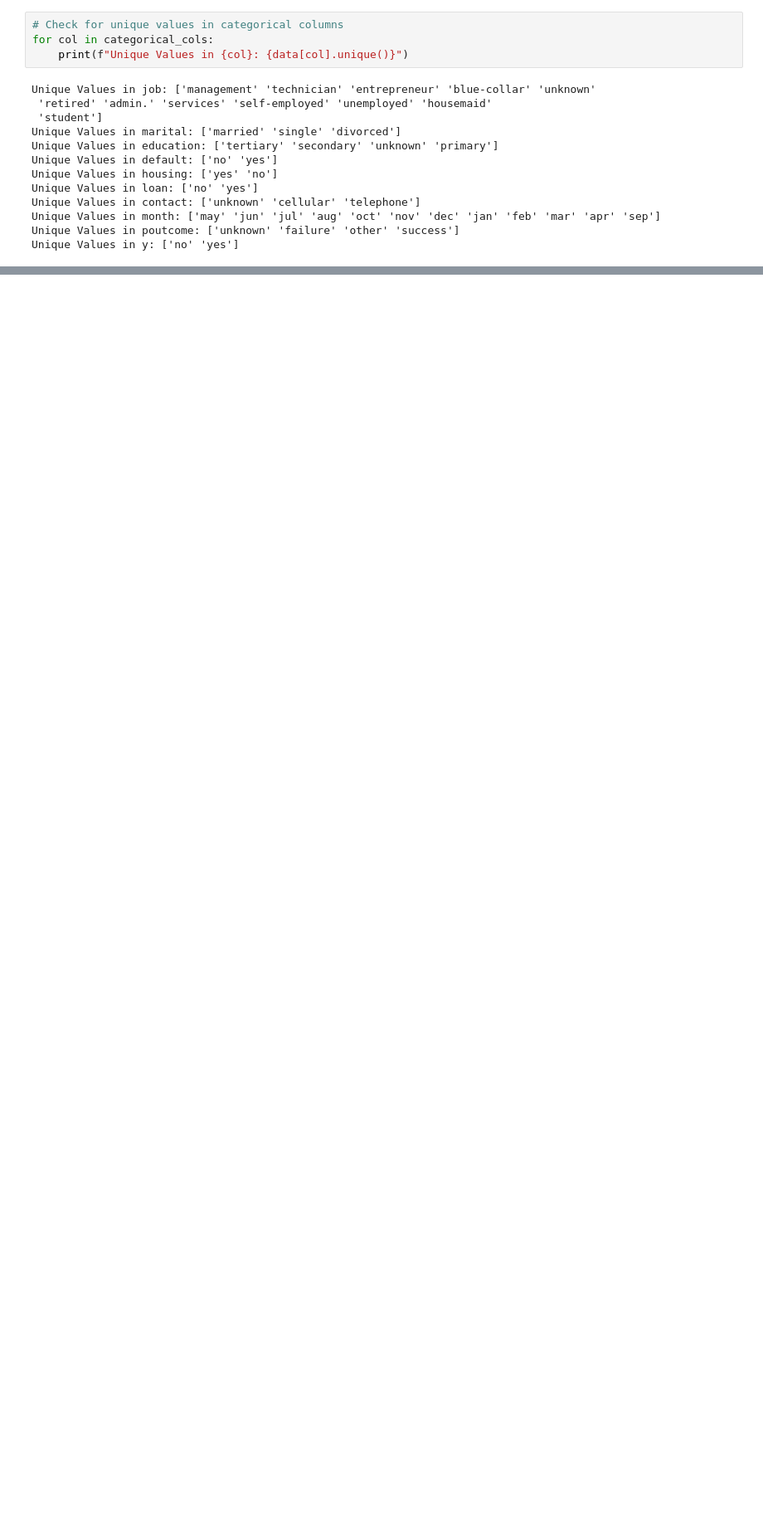
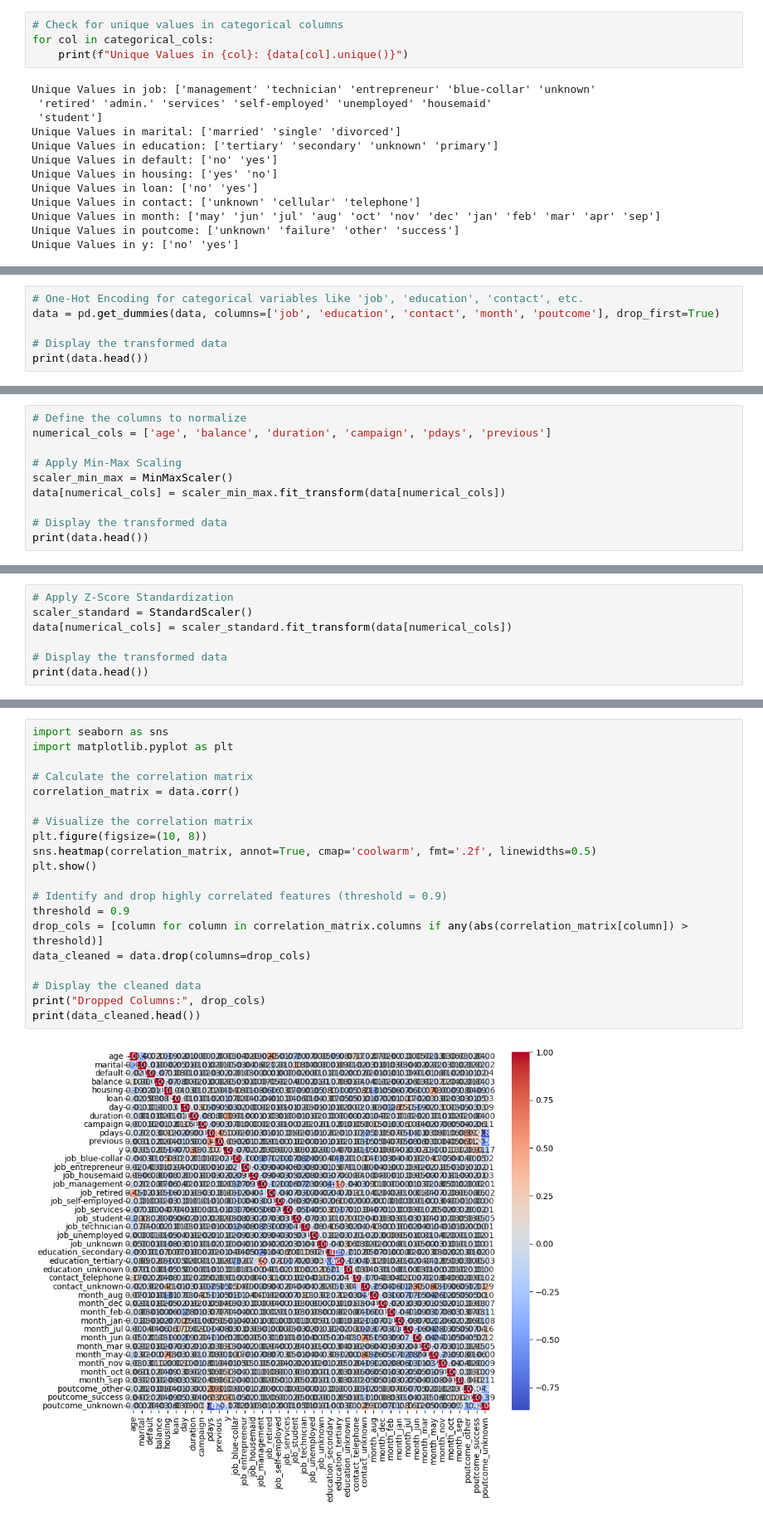
Before and after one commit to HirudikaAnupama/Predicting-Term-Deposit-Subscriptions, a Jupyter notebook: models/Data preprocessing.ipynb, the cells around one changed output, grey strips where cells are left out. Shown at 83% size. Drawn from its saved outputs; the diff is of its cells as text; blank space fills up the shorter version.

Commit message:
dataset cleaning, transform and reduction

```diff
--- a/models/Data preprocessing.ipynb
+++ b/models/Data preprocessing.ipynb
@@ -305,0 +468,6 @@ Unique Values in y: ['no' 'yes']
+# %%
+# One-Hot Encoding for categorical variables like 'job', 'education', 'contact', etc.
+data = pd.get_dummies(data, columns=['job', 'education', 'contact', 'month', 'poutcome'], drop_first=True)
+
+# Display the transformed data
+print(data.head())
@@ -305,0 +538,10 @@ Unique Values in y: ['no' 'yes']
+# %%
+# Define the columns to normalize
+numerical_cols = ['age', 'balance', 'duration', 'campaign', 'pdays', 'previous']
+
+# Apply Min-Max Scaling
+scaler_min_max = MinMaxScaler()
+data[numerical_cols] = scaler_min_max.fit_transform(data[numerical_cols])
+
+# Display the transformed data
+print(data.head())
@@ -305,0 +582,7 @@ Unique Values in y: ['no' 'yes']
+# %%
+# Apply Z-Score Standardization
+scaler_standard = StandardScaler()
+data[numerical_cols] = scaler_standard.fit_transform(data[numerical_cols])
+
+# Display the transformed data
+print(data.head())
@@ -305,0 +607,22 @@ Unique Values in y: ['no' 'yes']
+# %%
+import seaborn as sns
+import matplotlib.pyplot as plt
+
+# Calculate the correlation matrix
+correlation_matrix = data.corr()
+
+# Visualize the correlation matrix
+plt.figure(figsize=(10, 8))
+sns.heatmap(correlation_matrix, annot=True, cmap='coolwarm', fmt='.2f', linewidths=0.5)
+plt.show()
+
+# Identify and drop highly correlated features (threshold = 0.9)
+threshold = 0.9
+drop_cols = [column for column in correlation_matrix.columns if any(abs(correlation_matrix[column]) > threshold)]
+data_cleaned = data.drop(columns=drop_cols)
+
+# Display the cleaned data
+print("Dropped Columns:", drop_cols)
+print(data_cleaned.head())
+# %% [output]
+[figure, added]
```
Also changed, not shown: parts of 42 cells of this notebook.
